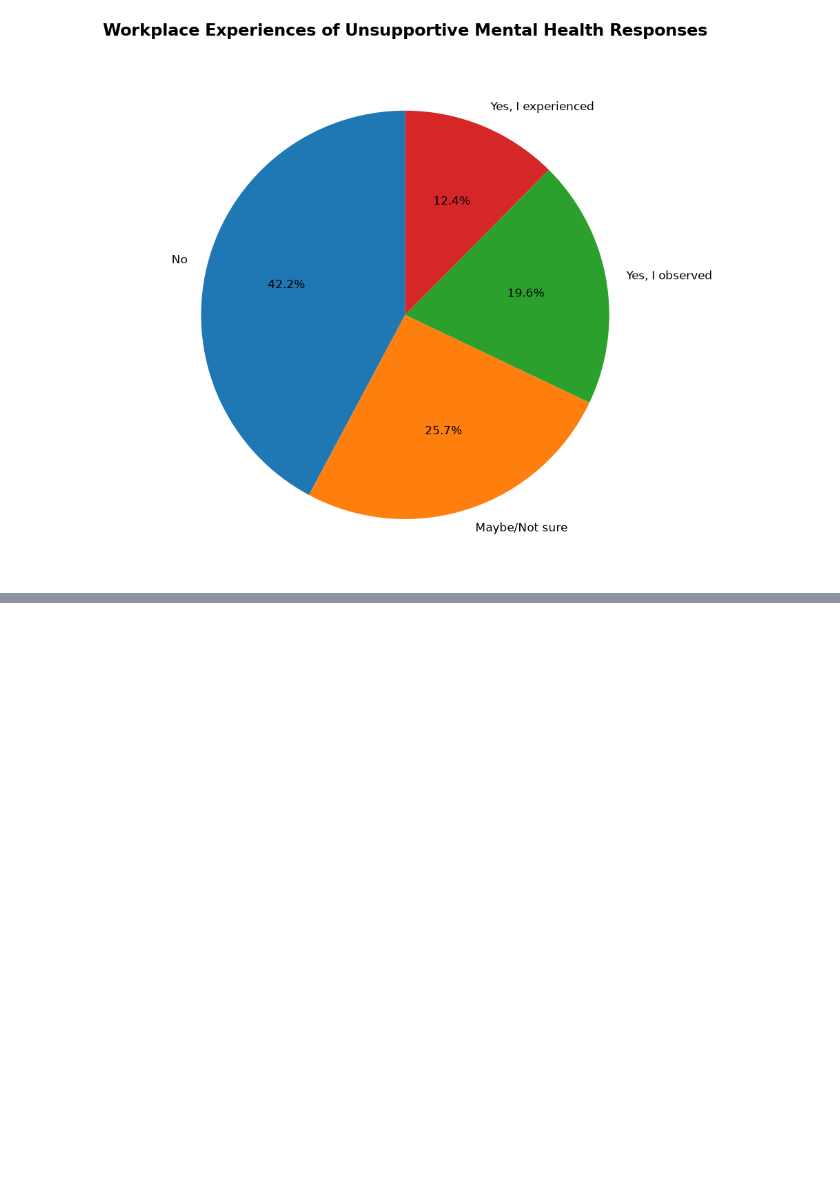
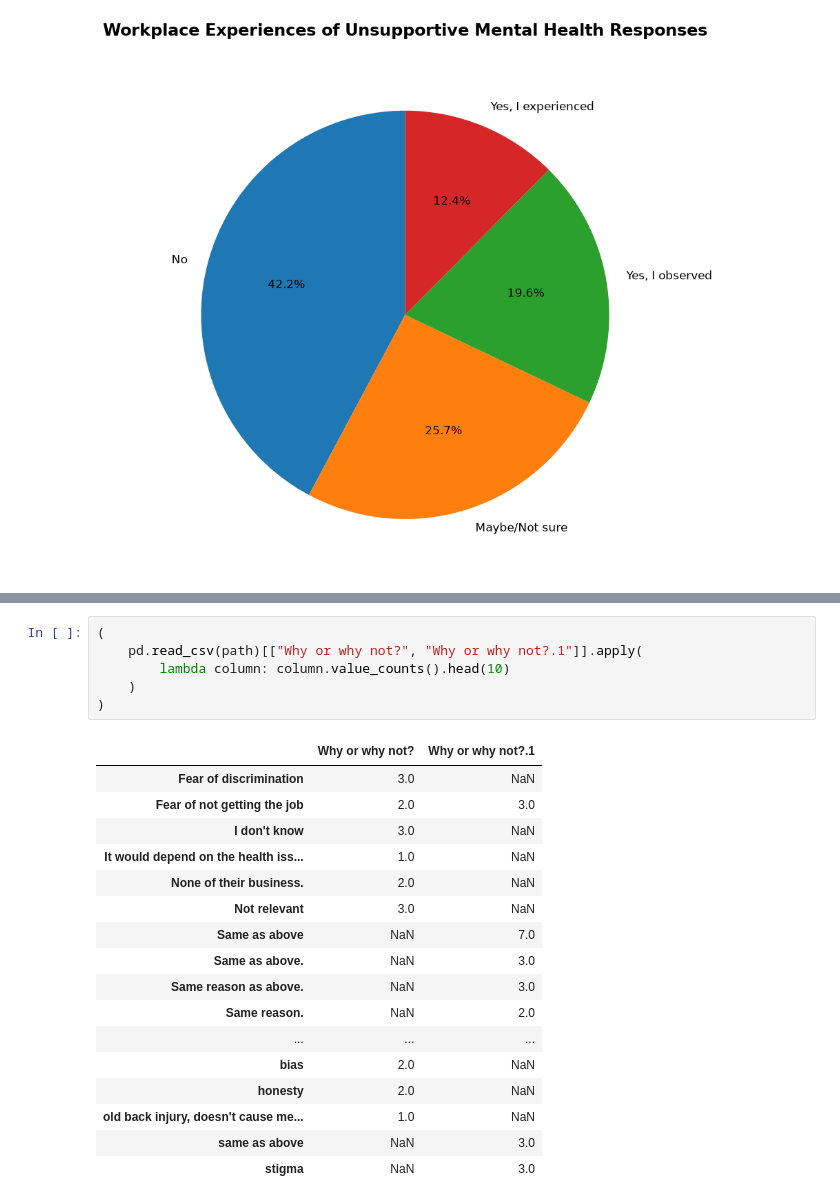
Before and after one commit to CyrilCele/osmi-mental-health-data-clustering, a Jupyter notebook: notebooks/data_understanding.ipynb, the cells around one changed output, grey strips where cells are left out. Saved outputs shown, nothing was run; the diff lists cells and outputs as text; blank space fills up the shorter version.

```diff
--- a/notebooks/data_understanding.ipynb
+++ b/notebooks/data_understanding.ipynb
@@ -2450,0 +2748,24 @@ pd.crosstab(
+# %%
+(
+    pd.read_csv(path)[["Why or why not?", "Why or why not?.1"]].apply(
+        lambda column: column.value_counts().head(10)
+    )
+)
+# %% [output]
+|  | Why or why not? | Why or why not?.1 |
+| Fear of discrimination | 3.0 | NaN |
+| Fear of not getting the job | 2.0 | 3.0 |
+| I don't know | 3.0 | NaN |
+| It would depend on the health iss... | 1.0 | NaN |
+| None of their business. | 2.0 | NaN |
+| Not relevant | 3.0 | NaN |
+| Same as above | NaN | 7.0 |
+| Same as above. | NaN | 3.0 |
+| Same reason as above. | NaN | 3.0 |
+| Same reason. | NaN | 2.0 |
+| ... | ... | ... |
+| bias | 2.0 | NaN |
+| honesty | 2.0 | NaN |
+| old back injury, doesn't cause me... | 1.0 | NaN |
+| same as above | NaN | 3.0 |
+| stigma | NaN | 3.0 |
```
Also changed, not shown: parts of 71 cells of this notebook.
